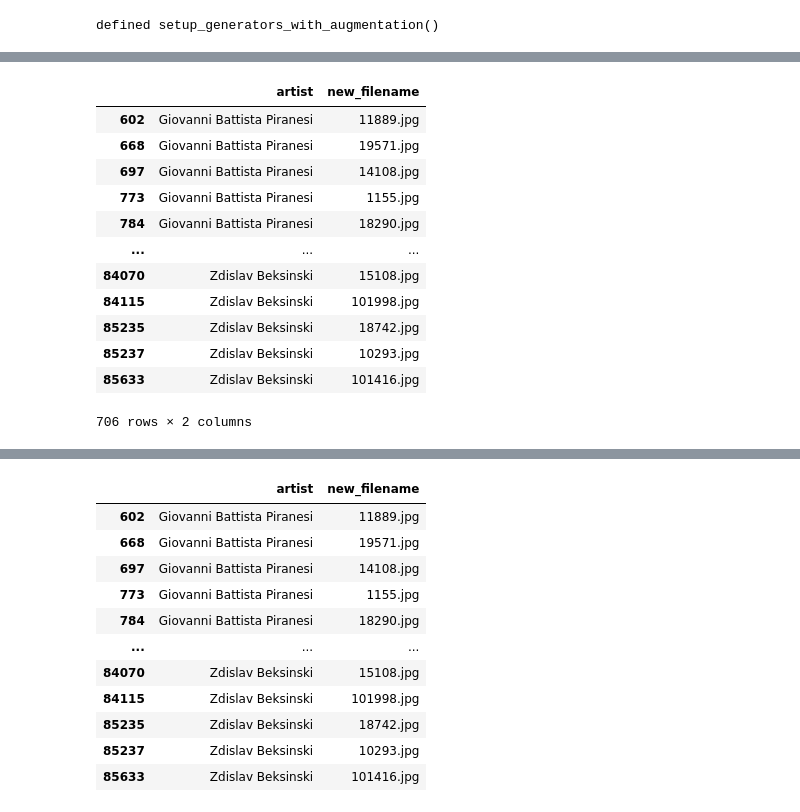
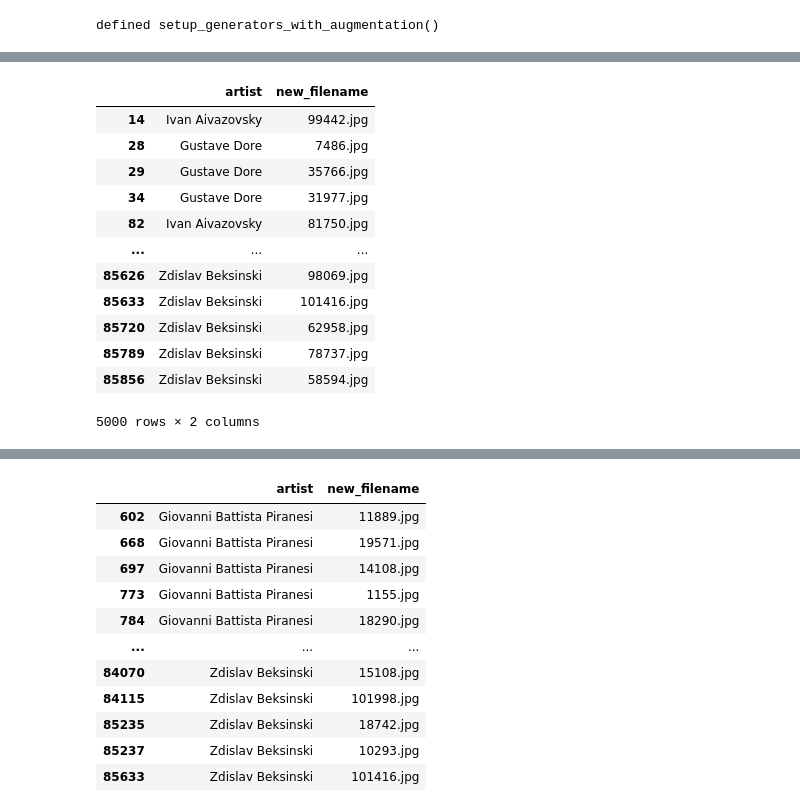
Before and after one commit to DCC-UAB/XNAPproject-grup07, a Jupyter notebook: prova_codi.ipynb, the cells around one changed output, grey strips where cells are left out. Saved outputs shown, nothing was run; the diff lists cells and outputs as text; code cells hidden in the pictures.

```diff
--- a/prova_codi.ipynb
+++ b/prova_codi.ipynb
@@ -602,19 +621,19 @@ gc.collect()
-# %%
-all_train_dfs[0]
-# %% [output]
-|  | artist | new_filename |
-| 602 | Giovanni Battista Piranesi | 11889.jpg |
-| 668 | Giovanni Battista Piranesi | 19571.jpg |
-| 697 | Giovanni Battista Piranesi | 14108.jpg |
-| 773 | Giovanni Battista Piranesi | 1155.jpg |
-| 784 | Giovanni Battista Piranesi | 18290.jpg |
-| ... | ... | ... |
-| 84070 | Zdislav Beksinski | 15108.jpg |
-| 84115 | Zdislav Beksinski | 101998.jpg |
-| 85235 | Zdislav Beksinski | 18742.jpg |
-| 85237 | Zdislav Beksinski | 10293.jpg |
-| 85633 | Zdislav Beksinski | 101416.jpg |
-706 rows × 2 columns
+# %%
+t_df
+# %% [output]
+|  | artist | new_filename |
+| 14 | Ivan Aivazovsky | 99442.jpg |
+| 28 | Gustave Dore | 7486.jpg |
+| 29 | Gustave Dore | 35766.jpg |
+| 34 | Gustave Dore | 31977.jpg |
+| 82 | Ivan Aivazovsky | 81750.jpg |
+| ... | ... | ... |
+| 85626 | Zdislav Beksinski | 98069.jpg |
+| 85633 | Zdislav Beksinski | 101416.jpg |
+| 85720 | Zdislav Beksinski | 62958.jpg |
+| 85789 | Zdislav Beksinski | 78737.jpg |
+| 85856 | Zdislav Beksinski | 58594.jpg |
+5000 rows × 2 columns
 # %%
 len(all_train_dfs)
 # %% [output]
```
Also changed, not shown: parts of 60 cells of this notebook, 20 other files.
